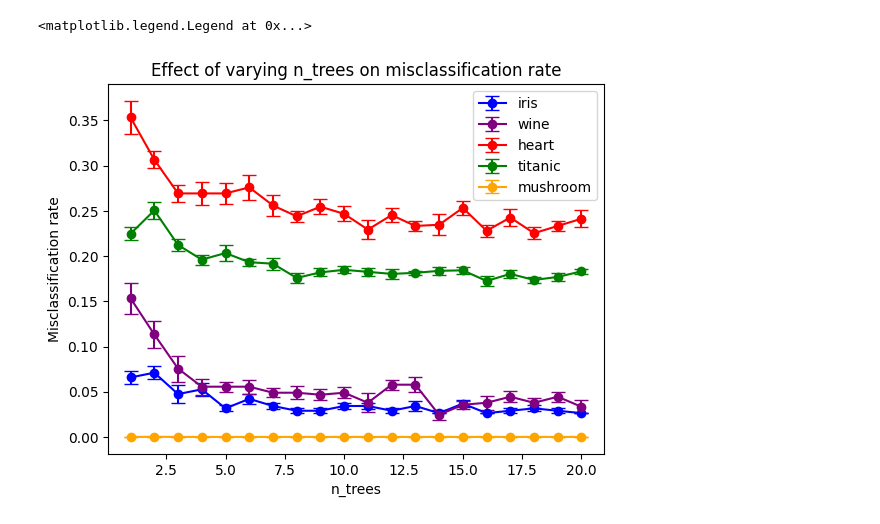
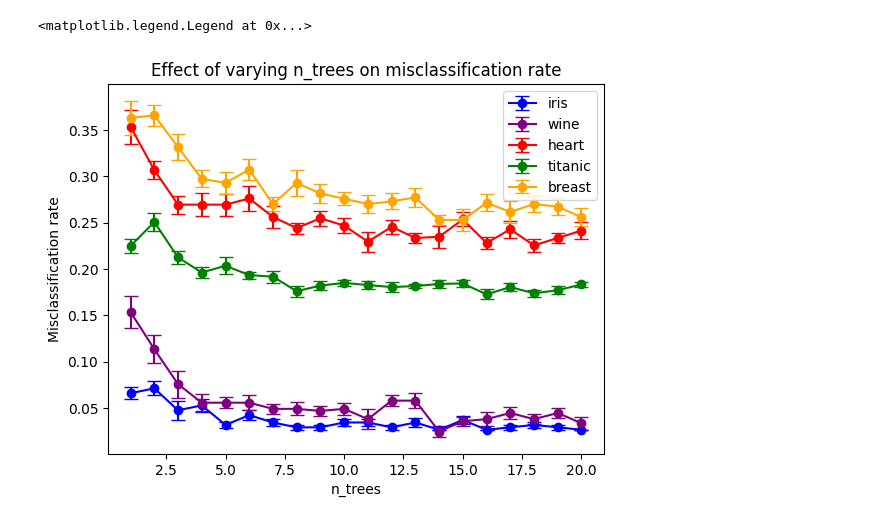
Before and after one commit to liyiyan128/M2R-random-forests, a Jupyter notebook: simulations/vary_n_trees.ipynb, the cells around one changed output. Drawn from its saved outputs; the diff is of its cells as text; code cells hidden in the pictures.

```diff
--- a/simulations/vary_n_trees.ipynb
+++ b/simulations/vary_n_trees.ipynb
@@ -161,7 +145,15 @@ results["mushroom"][1,1]
 # %%
-ntree=1
+dataset = "breast"
+X_train, X_test, y_train, y_test, ftype = datasets[dataset]
+result = np.empty((len(ntrees), nexp), dtype=float)
+m_feats = int(np.floor(np.sqrt(X_train.shape[1])))
+n_cand = 3*m_feats
 np.random.seed(1)
-random_forest = rf.RandomForest(n_trees=20, n_candidates=n_cand, max_depth=100)
-random_forest.fit(X_train, y_train, feature_type=ftype, m_features=m_feats)
-misclass_rate(random_forest.predict(X_test), y_test)
+for i, ntree in enumerate(ntrees):
+    for j in range(nexp):
+        print(i, j)
+        random_forest = rf.RandomForest(n_trees=ntree, n_candidates=n_cand, max_depth=100)
+        random_forest.fit(X_train, y_train, feature_type=ftype, m_features=m_feats)
+        result[i, j] = misclass_rate(random_forest.predict(X_test), y_test)
+results[dataset] = result
 # %% [output]
@@ -181,7 +185,3 @@ po.close()
-# %%
-po = open("vary_n_trees.pickle", "rb")
-r2 = pickle.load(po)
-po.close()
 # %%
 po = open("vary_n_trees.pickle", "rb")
 results = pickle.load(po)
@@ -197,14 +189,14 @@ def mean_sd(results):
 # %%
-mean_sd = mean_sd(results)
+mean_sd = get_mean_sd(results)
-# %%
-cmap = {"iris": "blue", "wine": "purple", "heart": "red", "titanic": "green", "mushroom": "orange"}
 # %%
 for dataset, m_sd in mean_sd.items():
+    if dataset=="mushroom":
+        continue
     plt.errorbar(ntrees, m_sd[:, 0], yerr=m_sd[:, 1]/np.sqrt(nexp), label=dataset, capsize=5, fmt="o-", c=cmap[dataset])
 plt.xlabel("n_trees")
 plt.ylabel("Misclassification rate")
 plt.title("Effect of varying n_trees on misclassification rate")
 plt.legend()
 # %% [output]
 <matplotlib.legend.Legend at 0x...>
-[figure, old version]
+[figure, new version]
```
Also changed, not shown: parts of 15 cells of this notebook, 16 other files.
